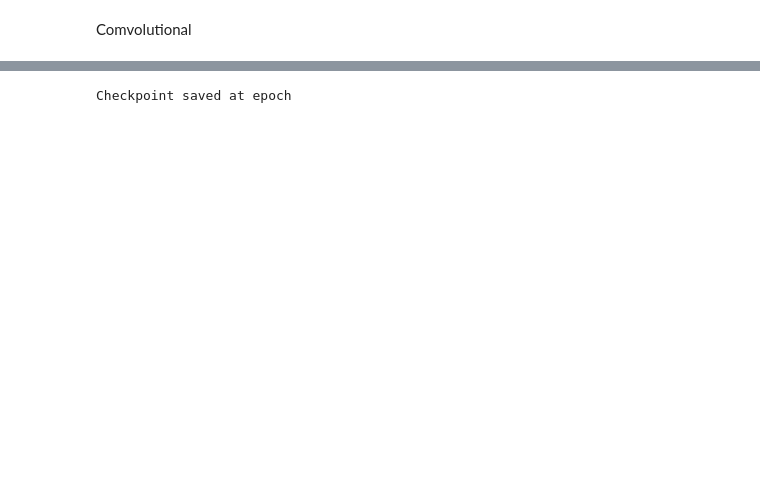
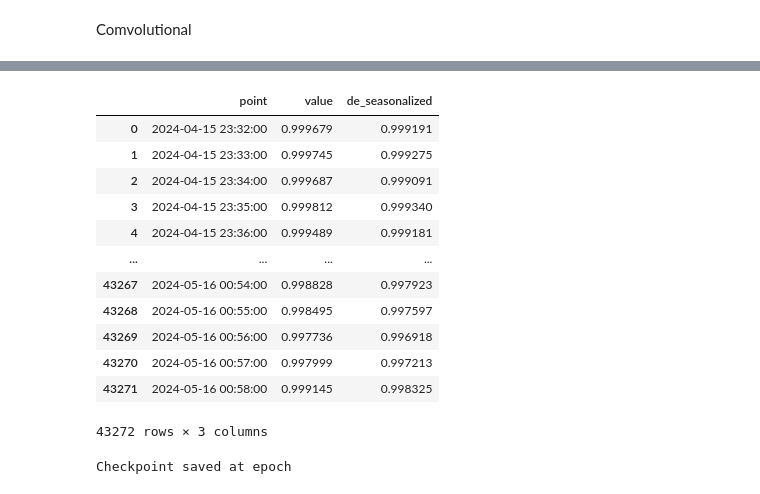
Before and after one commit to germanKoch/red-hack-time-series-analyzer, a Jupyter notebook: notebooks/convolutional_nn_quatile.ipynb, the cells around one changed output, grey strips where cells are left out. Drawn from its saved outputs; the diff is of its cells as text; code cells hidden in the pictures; blank space fills up the shorter version.

```diff
--- a/notebooks/convolutional_nn_quatile.ipynb
+++ b/notebooks/convolutional_nn_quatile.ipynb
@@ -148,7 +164,7 @@ web_response = pd.read_csv('./../data/web_response.csv', parse_dates=['point'])
 apdex = pd.read_csv('./../data/apdex.csv', parse_dates=['point'])
 SEQ_LEN = 128
 # %%
-data = web_response
+data = apdex
 # %%
 data['point'] = pd.to_datetime(data['point'])
 data.set_index('point', inplace=True)
@@ -337 +361,17 @@ plt.show()
+# %%
+data
+# %% [output]
+|  | point | value | de_seasonalized |
+| 0 | 2024-04-15 23:32:00 | 0.999679 | 0.999191 |
+| 1 | 2024-04-15 23:33:00 | 0.999745 | 0.999275 |
+| 2 | 2024-04-15 23:34:00 | 0.999687 | 0.999091 |
+| 3 | 2024-04-15 23:35:00 | 0.999812 | 0.999340 |
+| 4 | 2024-04-15 23:36:00 | 0.999489 | 0.999181 |
+| ... | ... | ... | ... |
+| 43267 | 2024-05-16 00:54:00 | 0.998828 | 0.997923 |
+| 43268 | 2024-05-16 00:55:00 | 0.998495 | 0.997597 |
+| 43269 | 2024-05-16 00:56:00 | 0.997736 | 0.996918 |
+| 43270 | 2024-05-16 00:57:00 | 0.997999 | 0.997213 |
+| 43271 | 2024-05-16 00:58:00 | 0.999145 | 0.998325 |
+43272 rows × 3 columns
 # %%
```
Also changed, not shown: parts of 8 cells of this notebook, 7 other files.
